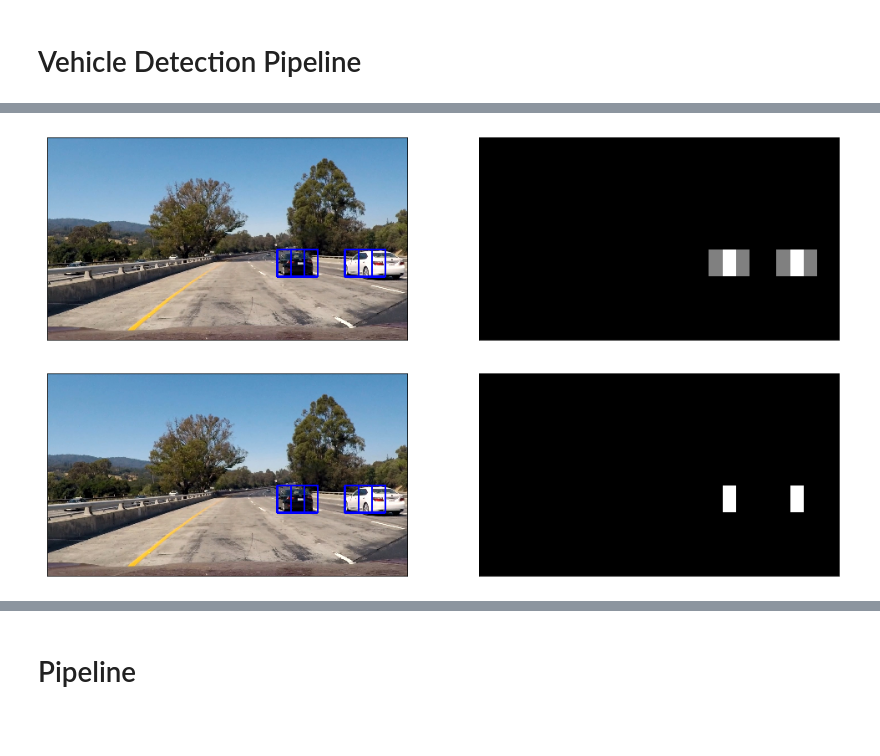
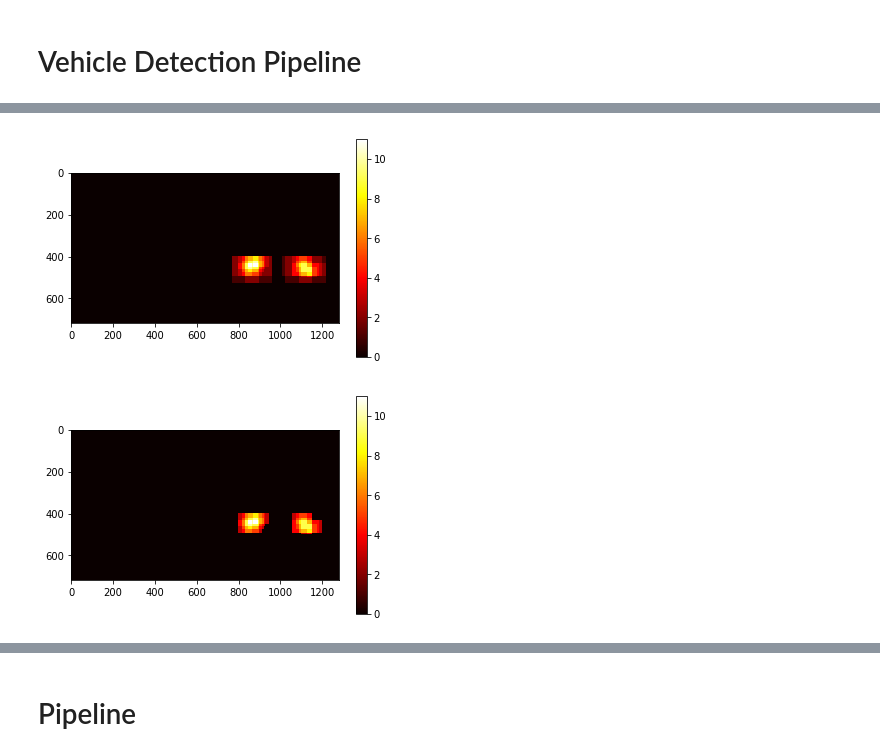
Before and after one commit to stefancyliax/CarND-Vehicle-Detection, a Jupyter notebook: P5_Vehicle_Detection.ipynb, the cells around one changed output, grey strips where cells are left out. Saved outputs shown, nothing was run; the diff lists cells and outputs as text; code cells hidden in the pictures; blank space fills up the shorter version.

Commit message:
Added more HOG sizes, added debug output

```diff
--- a/P5_Vehicle_Detection.ipynb
+++ b/P5_Vehicle_Detection.ipynb
@@ -66,7 +66,7 @@ def load_dataset(subset=None):
 
     return cars, notcars
 
-cars, notcars = load_dataset(subset=500)
+cars, notcars = load_dataset(subset=100)
 
 print('Dataset loaded! Number of car samples:', len(cars), '. Number of non-car samples:', len(notcars))
 # %% [output]
@@ -476,5 +446,19 @@ Time to fit: 49.233 seconds. Time to predict 100 samples:  0.267061 seconds.
 # %% [markdown]
 # Vehicle Detection Pipeline
+# %%
+# Set parameters for pipeline
+color_space = 'YCrCb'  # Can be RGB, HSV, LUV, HLS, YUV, YCrCb
+orient = 16  # HOG orientations
+pix_per_cell = 16  # HOG pixels per cell
+cell_per_block = 2  # HOG cells per block
+hog_channel = -1  # Can be 0, 1, 2, or "ALL"
+spatial_size = (16, 16)  # Spatial binning dimensions
+hist_bins = 16  # Number of histogram bins
+spatial_feat = True  # Spatial features on or off
+hist_feat = True  # Histogram features on or off
+hog_feat = True  # HOG features on or off
+kernel = 'linear'
+C = 1.0
 # %%
 def draw_boxes(img, bboxes, color=(0, 0, 1), thick=6):
     # Make a copy of the image
@@ -498,7 +482,6 @@ print_example_images(img, result)
 # Define a function you will pass an image and return a list of images to be searched
 def find_cars(img, ystart, ystop, scale, svc, X_scaler, orient, pix_per_cell, cell_per_block, spatial_size, hist_bins):
     bbox_list = []
-    draw_img = np.copy(img)
     # scale image
     img = img.astype(np.float32)
 
@@ -564,11 +547,9 @@ def find_cars(img, ystart, ystop, scale, svc, X_scaler, orient, pix_per_cell, ce
                 xbox_left = np.int(xleft * scale)
                 ytop_draw = np.int(ytop * scale)
                 win_draw = np.int(window * scale)
-                cv2.rectangle(draw_img, (xbox_left, ytop_draw + ystart),
-                              (xbox_left + win_draw, ytop_draw + win_draw + ystart), (0, 0, 1), 6)
                 bbox_list.append([(xbox_left, ytop_draw + ystart),(xbox_left + win_draw, ytop_draw + win_draw + ystart)])
 
-    return draw_img, bbox_list
+    return bbox_list
 
 ## Demo
 
@@ -576,7 +557,15 @@ ystart = 400
 ystop = 656
 scale = 1.5
 
-img = load_image('./test_images/test1.jpg')
-result, bbox_list = find_cars(img, ystart, ystop, scale, svc, X_scaler, orient, pix_per_cell, cell_per_block, spatial_size, hist_bins)
-print_example_images(img, result)
+img = load_image('./test_images/test6.jpg')
+bbox_list1 = find_cars(img, ystart, ystop, 1.5, svc, X_scaler, orient, pix_per_cell, cell_per_block, spatial_size, hist_bins)
+print_example_images(img, draw_boxes(img, bbox_list1))
+bbox_list2 = find_cars(img, ystart, ystop, 1, svc, X_scaler, orient, pix_per_cell, cell_per_block, spatial_size, hist_bins)
+print_example_images(img, draw_boxes(img, bbox_list2))
+bbox_list3 = find_cars(img, ystart, ystop, 0.8, svc, X_scaler, orient, pix_per_cell, cell_per_block, spatial_size, hist_bins)
+print_example_images(img, draw_boxes(img, bbox_list3))
+bbox_list4 = find_cars(img, ystart, ystop, 2, svc, X_scaler, orient, pix_per_cell, cell_per_block, spatial_size, hist_bins)
+print_example_images(img, draw_boxes(img, bbox_list4))
+
+bbox_list = bbox_list1 + bbox_list2 + bbox_list3 + bbox_list4
 # %% [output]
@@ -584,29 +576,27 @@ print_example_images(img, result)
 # %%
 def add_heat(heatmap, bbox_list):
     # Iterate through list of bboxes
     for box in bbox_list:
         # Add += 1 for all pixels inside each bbox
         # Assuming each "box" takes the form ((x1, y1), (x2, y2))
         heatmap[box[0][1]:box[1][1], box[0][0]:box[1][0]] += 1
 
     # Return updated heatmap
     return heatmap# Iterate through list of bboxes
 
 ## Demo
 
 heatmap = np.zeros_like(img[:,:,0]).astype(np.float)
 heatmap = add_heat(heatmap,bbox_list)
 
 # clip for displaying
 heatmap = np.clip(heatmap, 0, 255)
 
-print_example_images(result, heatmap)
-
-#https://matplotlib.org/users/image_tutorial.html
-#In [12]: imgplot = plt.imshow(lum_img)
-#In [13]: plt.colorbar()
+plt.imshow(heatmap, cmap='hot')
+plt.colorbar()
+plt.show()
 # %% [output]
-[figure, old version]
+[figure, new version]
 # %%
 def apply_threshold(heatmap, threshold):
     # Zero out pixels below the threshold
@@ -614,10 +604,12 @@ def apply_threshold(heatmap, threshold):
     # Return thresholded map
     return heatmap
 
-heatmap = apply_threshold(heatmap,1)
-print_example_images(result, heatmap)
+heatmap = apply_threshold(heatmap,2)
+plt.imshow(heatmap, cmap='hot')
+plt.colorbar()
+plt.show()
 # %% [output]
-[figure, old version]
+[figure, new version]
 # %%
 from scipy.ndimage.measurements import label
 
```
Also changed, not shown: parts of 15 cells of this notebook.
